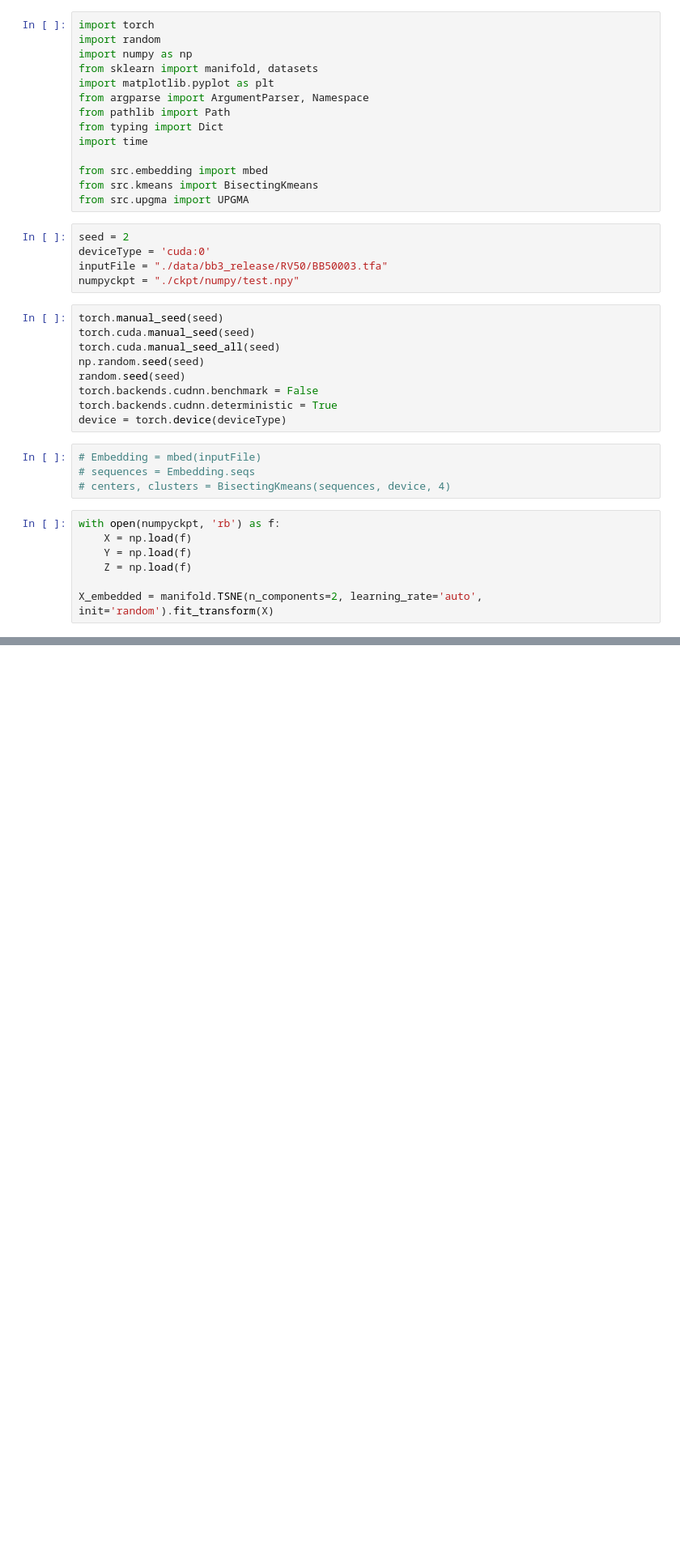
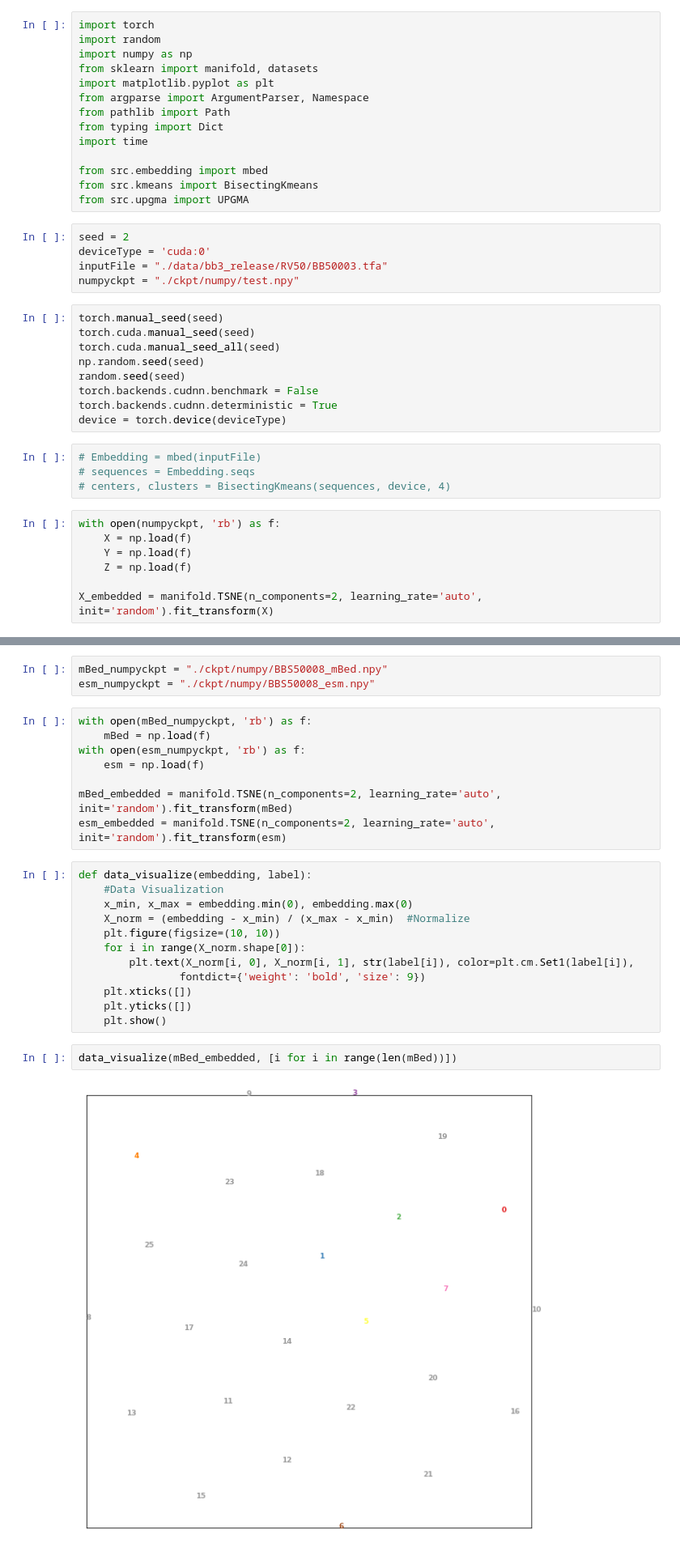
Before and after one commit to JeterHwang/guide-tree, a Jupyter notebook: guideTree-python/visualize.ipynb, the cells around one changed output, grey strips where cells are left out. Shown at 81% size. Saved outputs shown, nothing was run; the diff lists cells and outputs as text; blank space fills up the shorter version.

```diff
--- a/guideTree-python/visualize.ipynb
+++ b/guideTree-python/visualize.ipynb
@@ -85,0 +86,27 @@ plt.show()
+# %%
+mBed_numpyckpt = "./ckpt/numpy/BBS50008_mBed.npy"
+esm_numpyckpt = "./ckpt/numpy/BBS50008_esm.npy"
+# %%
+with open(mBed_numpyckpt, 'rb') as f:
+    mBed = np.load(f)
+with open(esm_numpyckpt, 'rb') as f:
+    esm = np.load(f)
+
+mBed_embedded = manifold.TSNE(n_components=2, learning_rate='auto', init='random').fit_transform(mBed)
+esm_embedded = manifold.TSNE(n_components=2, learning_rate='auto', init='random').fit_transform(esm)
+# %%
+def data_visualize(embedding, label):
+    #Data Visualization
+    x_min, x_max = embedding.min(0), embedding.max(0)
+    X_norm = (embedding - x_min) / (x_max - x_min)  #Normalize
+    plt.figure(figsize=(10, 10))
+    for i in range(X_norm.shape[0]):
+        plt.text(X_norm[i, 0], X_norm[i, 1], str(label[i]), color=plt.cm.Set1(label[i]),
+                fontdict={'weight': 'bold', 'size': 9})
+    plt.xticks([])
+    plt.yticks([])
+    plt.show()
+# %%
+data_visualize(mBed_embedded, [i for i in range(len(mBed))])
+# %% [output]
+[figure, added]
```
Also changed, not shown: parts of 4 cells of this notebook, 24 other files.
